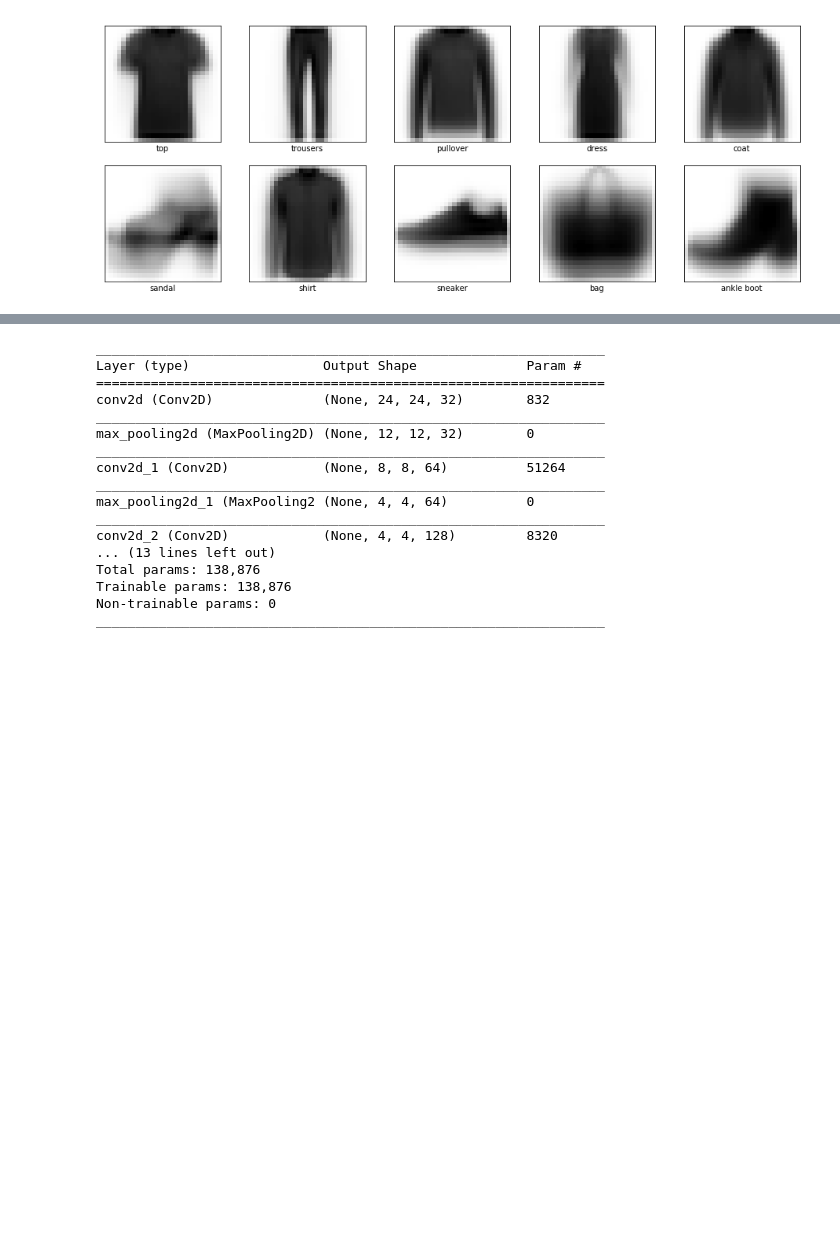
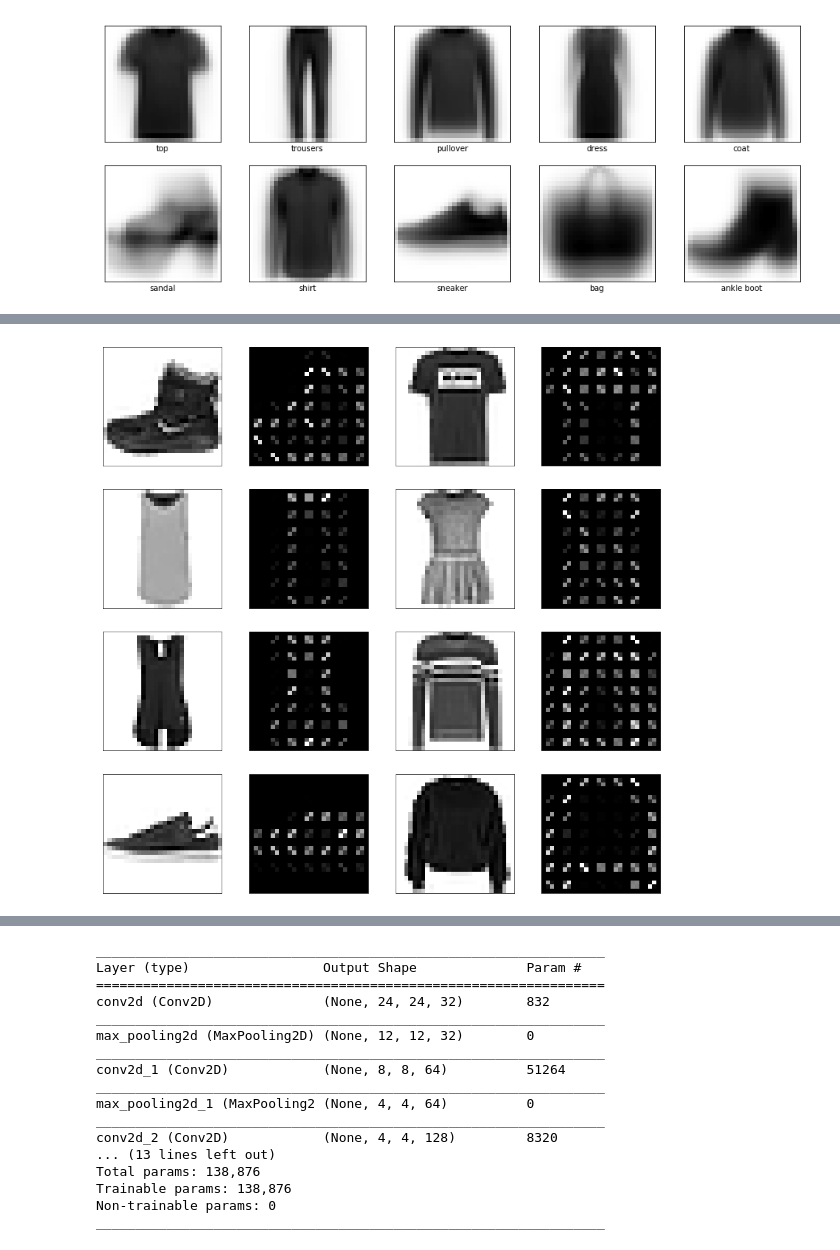
Before and after one commit to czyzi0/ml-notebooks, a Jupyter notebook: notebooks/fashion-mnist-classification.ipynb, the cells around one changed output, grey strips where cells are left out. Saved outputs shown, nothing was run; the diff lists cells and outputs as text; code cells hidden in the pictures; blank space fills up the shorter version.

```diff
--- a/notebooks/fashion-mnist-classification.ipynb
+++ b/notebooks/fashion-mnist-classification.ipynb
@@ -170,0 +171,23 @@ Accuracy on test set: 89.04%
+# %%
+HOG_SETTINGS = {
+    'orientations': 8,
+    'pixels_per_cell': (4, 4),
+    'cells_per_block': (1, 1),
+    'block_norm': 'L2-Hys',
+}
+# %%
+plt.figure(figsize=(16, 16))
+for i in range(8):
+    plt.subplot(4, 4, 2 * i + 1)
+    plt.imshow(train_x[i], cmap=plt.cm.binary)
+    plt.xticks([])
+    plt.yticks([])
+
+    _, hog_image = hog(train_x[i], visualize=True, **HOG_SETTINGS)
+    plt.subplot(4, 4, 2 * i + 2)
+    plt.imshow(hog_image, cmap=plt.cm.gray)
+    plt.xticks([])
+    plt.yticks([])
+plt.show()
+# %% [output]
+[figure, added]
```
Also changed, not shown: parts of 18 cells of this notebook, 1 other file.
